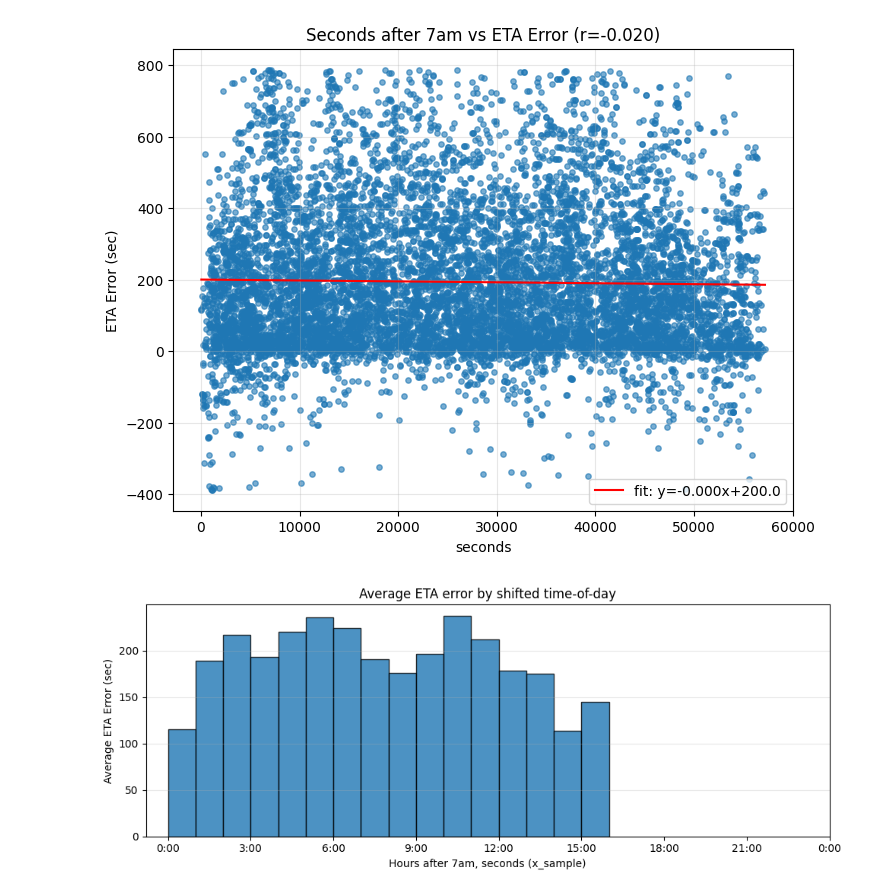
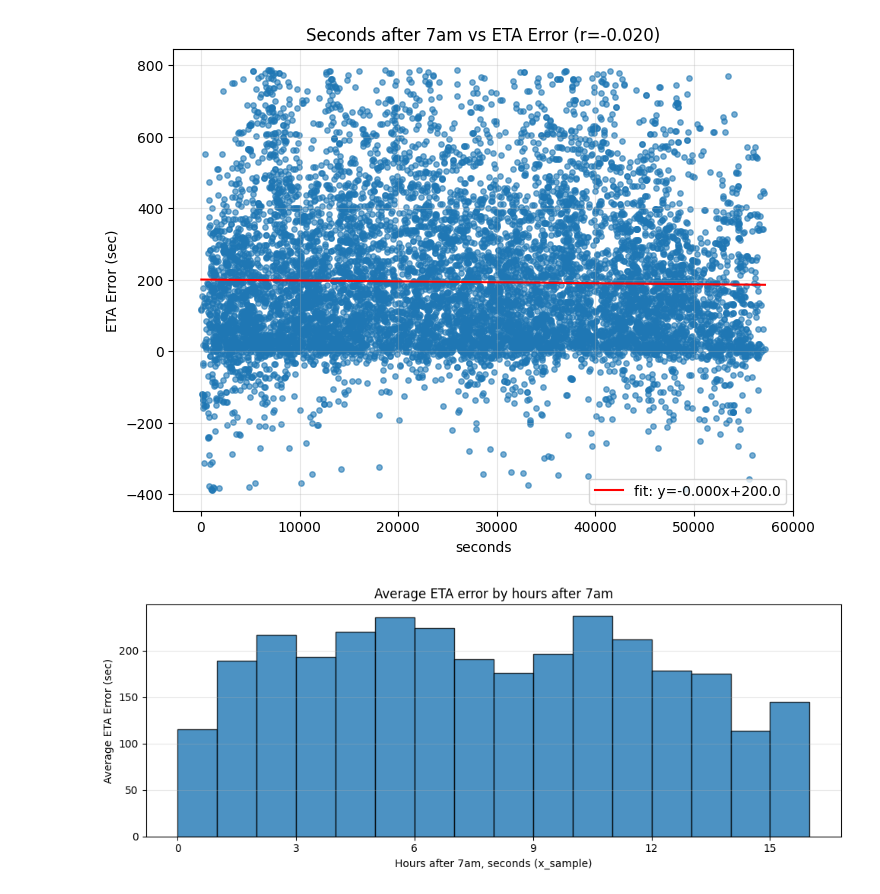
Before and after one commit to AlphaZero4000/Rutgers-Bus, a Jupyter notebook: correlation_analysis.ipynb, the cells around one changed output. Drawn from its saved outputs; the diff is of its cells as text; code cells hidden in the pictures.

```diff
--- a/correlation_analysis.ipynb
+++ b/correlation_analysis.ipynb
@@ -189,20 +189,20 @@ plt.show()
 # %%
 bins = np.linspace(0, 86400, 25)
 #we compute mean of bin centers for the histogram
 bin_centers = (bins[:-1] + bins[1:]) / 2.0
 paired["bin"] = pd.cut(x_sample, bins=bins, labels=bin_centers, include_lowest=True, right=False)
 agg = paired.groupby("bin")["eta_error_s"].mean().astype(float)
 plt.figure(figsize=(10,4))
 x_points = agg.index.astype(float)
 width = bins[1] - bins[0]
 plt.bar(x_points, agg.values, width=width, align="center", color="C0", edgecolor="k", alpha=0.8)
 plt.xlabel("Hours after 7am, seconds (x_sample)")
 plt.ylabel("Average ETA Error (sec)")
-plt.title("Average ETA error by shifted time-of-day")
-tick_secs = np.arange(0, 86401, 3*3600)
-plt.xticks(tick_secs, [f"{int(t/3600)%24}:00" for t in tick_secs])
+plt.title("Average ETA error by hours after 7am")
+tick_secs = np.arange(0, 16*3600, 3*3600)
+plt.xticks(tick_secs, [f"{int(t/3600)%24}" for t in tick_secs])
 plt.grid(axis="y", alpha=0.3)
 plt.tight_layout()
 plt.show()
 # %% [output]
-[figure, old version]
+[figure, new version]
```
Also changed, not shown: parts of 4 cells of this notebook, 2 other files.
